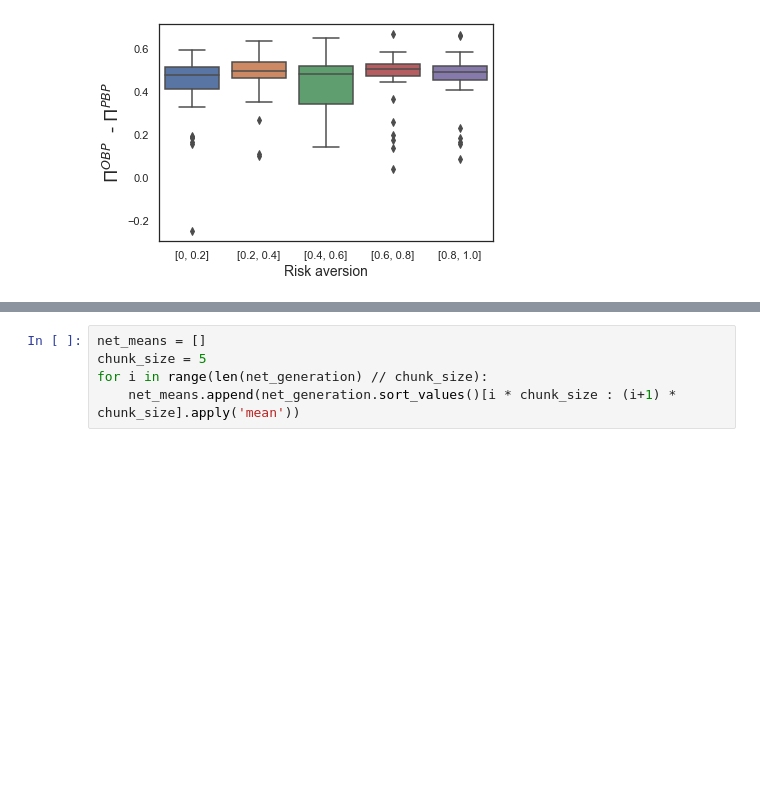
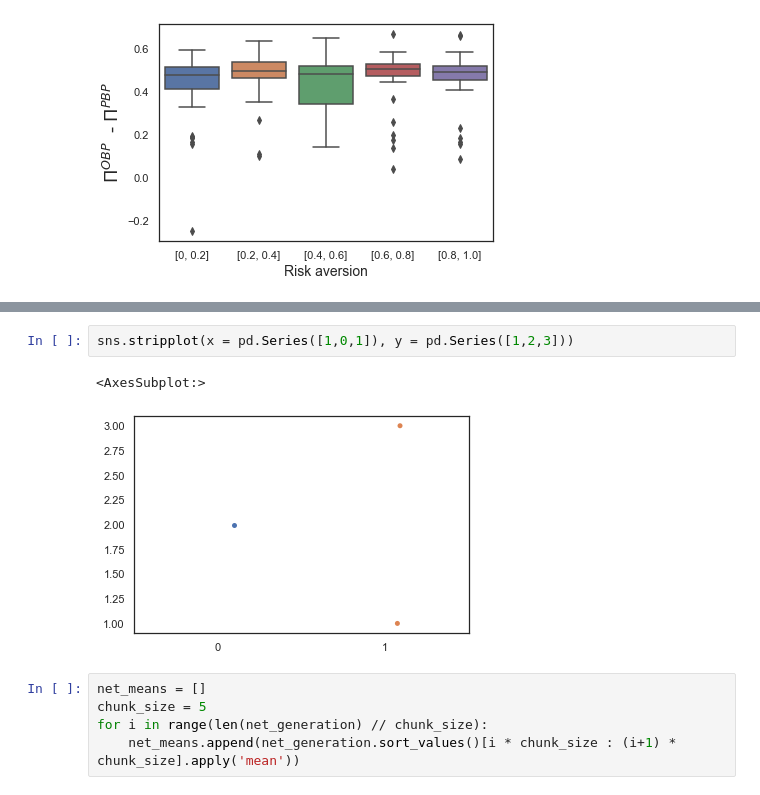
Before and after one commit to ishilov/risk_paper, a Jupyter notebook: notebooks/graphs.ipynb, the cells around one changed output, grey strips where cells are left out. Saved outputs shown, nothing was run; the diff lists cells and outputs as text; blank space fills up the shorter version.

```diff
--- a/notebooks/graphs.ipynb
+++ b/notebooks/graphs.ipynb
@@ -178,3 +258,8 @@ fig;
+# %%
+sns.stripplot(x = pd.Series([1,0,1]), y = pd.Series([1,2,3]))
+# %% [output]
+<AxesSubplot:>
+[figure, added]
 # %%
 net_means = []
 chunk_size = 5
```
Also changed, not shown: parts of 7 cells of this notebook, 4 other files.
